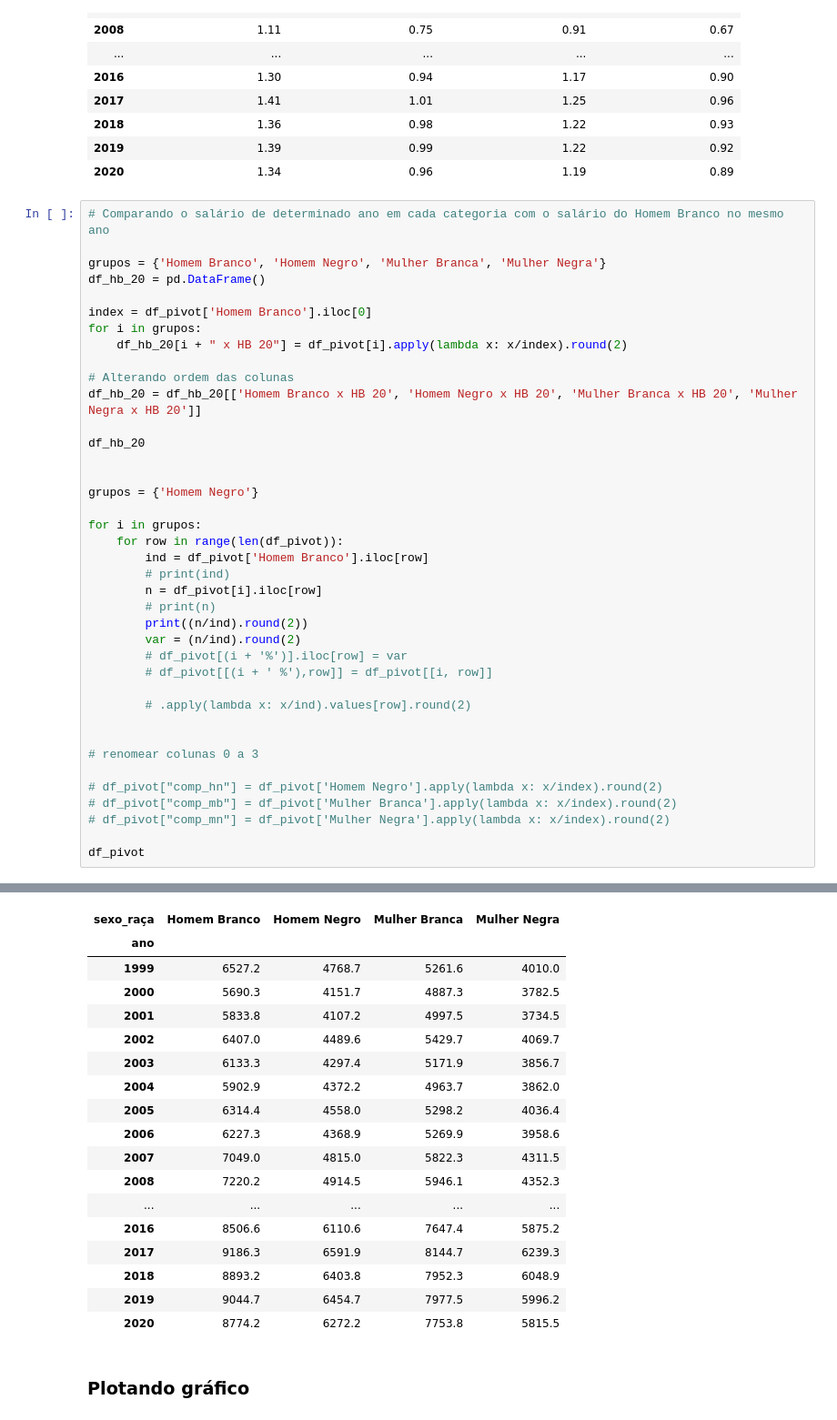
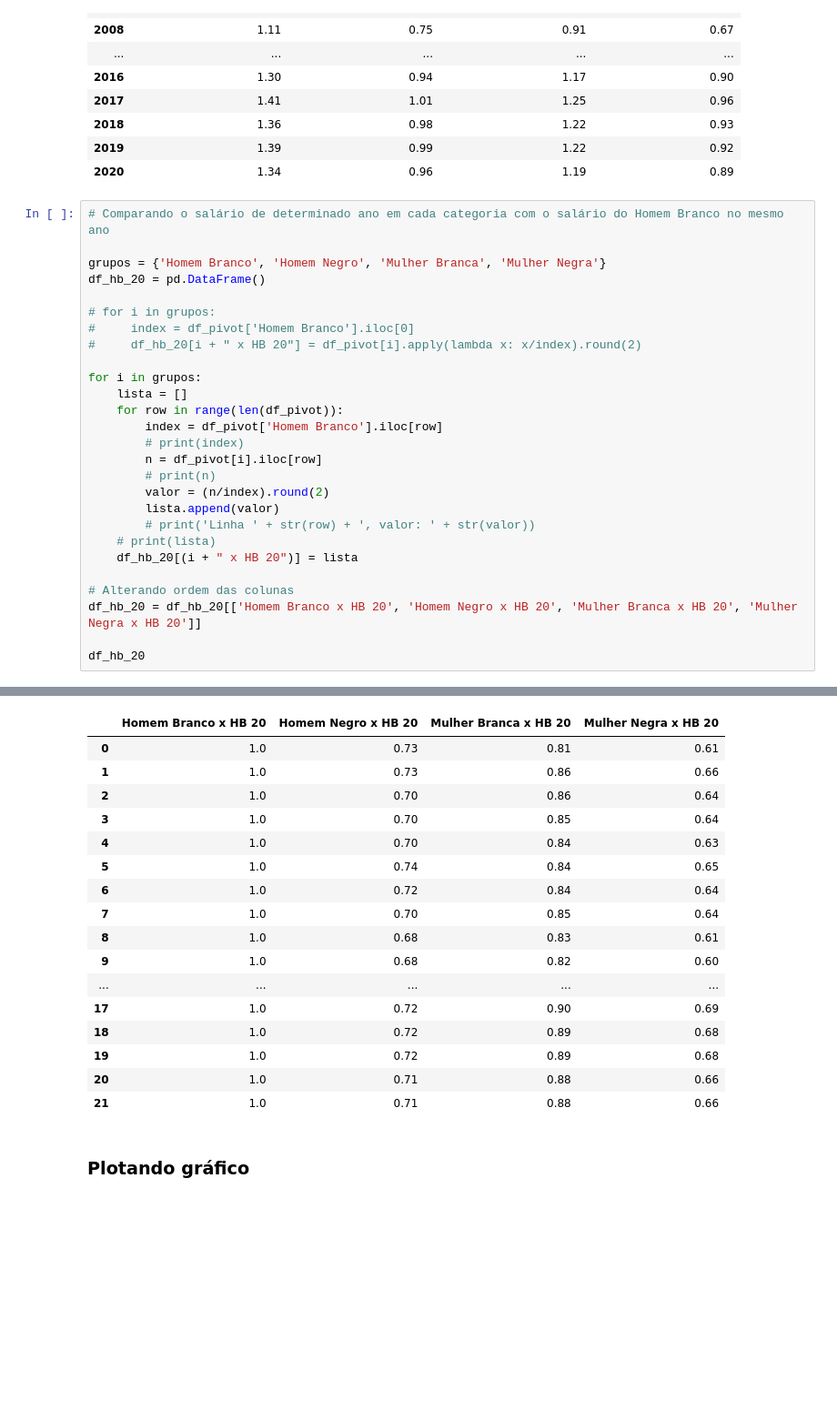
Before and after one commit to deborabastos/hacker_fiscalizacao, a Jupyter notebook: serviores.ipynb, the cells around one changed output, grey strips where cells are left out. Shown at 91% size. Cells and saved outputs as stored; diff of their text form; blank space fills up the shorter version.

```diff
--- a/serviores.ipynb
+++ b/serviores.ipynb
@@ -255,37 +255,25 @@ df_hb_99
 grupos = {'Homem Branco', 'Homem Negro', 'Mulher Branca', 'Mulher Negra'}
 df_hb_20 = pd.DataFrame()
 
-index = df_pivot['Homem Branco'].iloc[0]
+# for i in grupos:
+#     index = df_pivot['Homem Branco'].iloc[0]
+#     df_hb_20[i + " x HB 20"] = df_pivot[i].apply(lambda x: x/index).round(2)
+
 for i in grupos:
-    df_hb_20[i + " x HB 20"] = df_pivot[i].apply(lambda x: x/index).round(2)
+    lista = []
+    for row in range(len(df_pivot)):
+        index = df_pivot['Homem Branco'].iloc[row]
+        # print(index)
+        n = df_pivot[i].iloc[row]
+        # print(n)
+        valor = (n/index).round(2)
+        lista.append(valor)
+        # print('Linha ' + str(row) + ', valor: ' + str(valor))
+    # print(lista)
+    df_hb_20[(i + " x HB 20")] = lista
 
 # Alterando ordem das colunas
 df_hb_20 = df_hb_20[['Homem Branco x HB 20', 'Homem Negro x HB 20', 'Mulher Branca x HB 20', 'Mulher Negra x HB 20']]
 
 df_hb_20
-
-
-grupos = {'Homem Negro'}
-
-for i in grupos:
-    for row in range(len(df_pivot)):
-        ind = df_pivot['Homem Branco'].iloc[row]
-        # print(ind)
-        n = df_pivot[i].iloc[row]
-        # print(n)
-        print((n/ind).round(2))
-        var = (n/ind).round(2)
-        # df_pivot[(i + '%')].iloc[row] = var
-        # df_pivot[[(i + ' %'),row]] = df_pivot[[i, row]]
-
-        # .apply(lambda x: x/ind).values[row].round(2)
-
-
-# renomear colunas 0 a 3
-
-# df_pivot["comp_hn"] = df_pivot['Homem Negro'].apply(lambda x: x/index).round(2)
-# df_pivot["comp_mb"] = df_pivot['Mulher Branca'].apply(lambda x: x/index).round(2)
-# df_pivot["comp_mn"] = df_pivot['Mulher Negra'].apply(lambda x: x/index).round(2)
-
-df_pivot
 # %% [output]
@@ -309,21 +280,20 @@ df_pivot
-| sexo_raça | Homem Branco | Homem Negro | Mulher Branca | Mulher Negra |
-| ano |  |  |  |  |
-| 1999 | 6527.2 | 4768.7 | 5261.6 | 4010.0 |
-| 2000 | 5690.3 | 4151.7 | 4887.3 | 3782.5 |
-| 2001 | 5833.8 | 4107.2 | 4997.5 | 3734.5 |
-| 2002 | 6407.0 | 4489.6 | 5429.7 | 4069.7 |
-| 2003 | 6133.3 | 4297.4 | 5171.9 | 3856.7 |
-| 2004 | 5902.9 | 4372.2 | 4963.7 | 3862.0 |
-| 2005 | 6314.4 | 4558.0 | 5298.2 | 4036.4 |
-| 2006 | 6227.3 | 4368.9 | 5269.9 | 3958.6 |
-| 2007 | 7049.0 | 4815.0 | 5822.3 | 4311.5 |
-| 2008 | 7220.2 | 4914.5 | 5946.1 | 4352.3 |
+|  | Homem Branco x HB 20 | Homem Negro x HB 20 | Mulher Branca x HB 20 | Mulher Negra x HB 20 |
+| 0 | 1.0 | 0.73 | 0.81 | 0.61 |
+| 1 | 1.0 | 0.73 | 0.86 | 0.66 |
+| 2 | 1.0 | 0.70 | 0.86 | 0.64 |
+| 3 | 1.0 | 0.70 | 0.85 | 0.64 |
+| 4 | 1.0 | 0.70 | 0.84 | 0.63 |
+| 5 | 1.0 | 0.74 | 0.84 | 0.65 |
+| 6 | 1.0 | 0.72 | 0.84 | 0.64 |
+| 7 | 1.0 | 0.70 | 0.85 | 0.64 |
+| 8 | 1.0 | 0.68 | 0.83 | 0.61 |
+| 9 | 1.0 | 0.68 | 0.82 | 0.60 |
 | ... | ... | ... | ... | ... |
-| 2016 | 8506.6 | 6110.6 | 7647.4 | 5875.2 |
-| 2017 | 9186.3 | 6591.9 | 8144.7 | 6239.3 |
-| 2018 | 8893.2 | 6403.8 | 7952.3 | 6048.9 |
-| 2019 | 9044.7 | 6454.7 | 7977.5 | 5996.2 |
-| 2020 | 8774.2 | 6272.2 | 7753.8 | 5815.5 |
+| 17 | 1.0 | 0.72 | 0.90 | 0.69 |
+| 18 | 1.0 | 0.72 | 0.89 | 0.68 |
+| 19 | 1.0 | 0.72 | 0.89 | 0.68 |
+| 20 | 1.0 | 0.71 | 0.88 | 0.66 |
+| 21 | 1.0 | 0.71 | 0.88 | 0.66 |
 # %% [markdown]
 ### Plotando gráfico
 # %%
```
Also changed, not shown: parts of 1 cell of this notebook.
